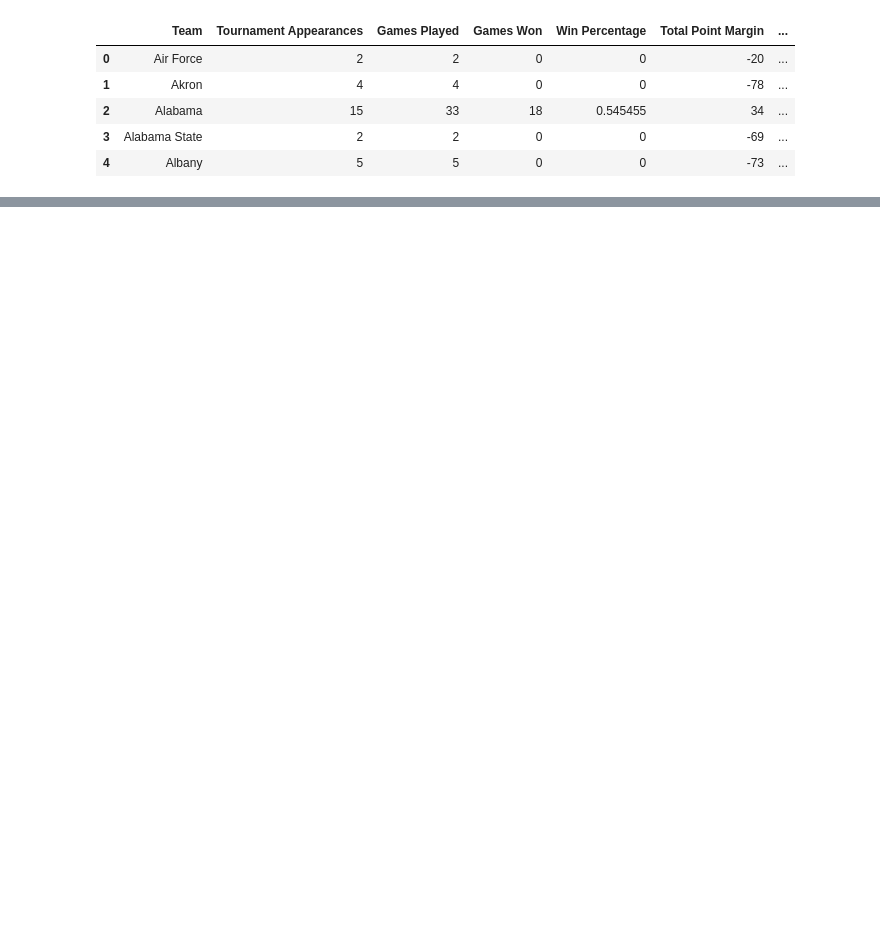
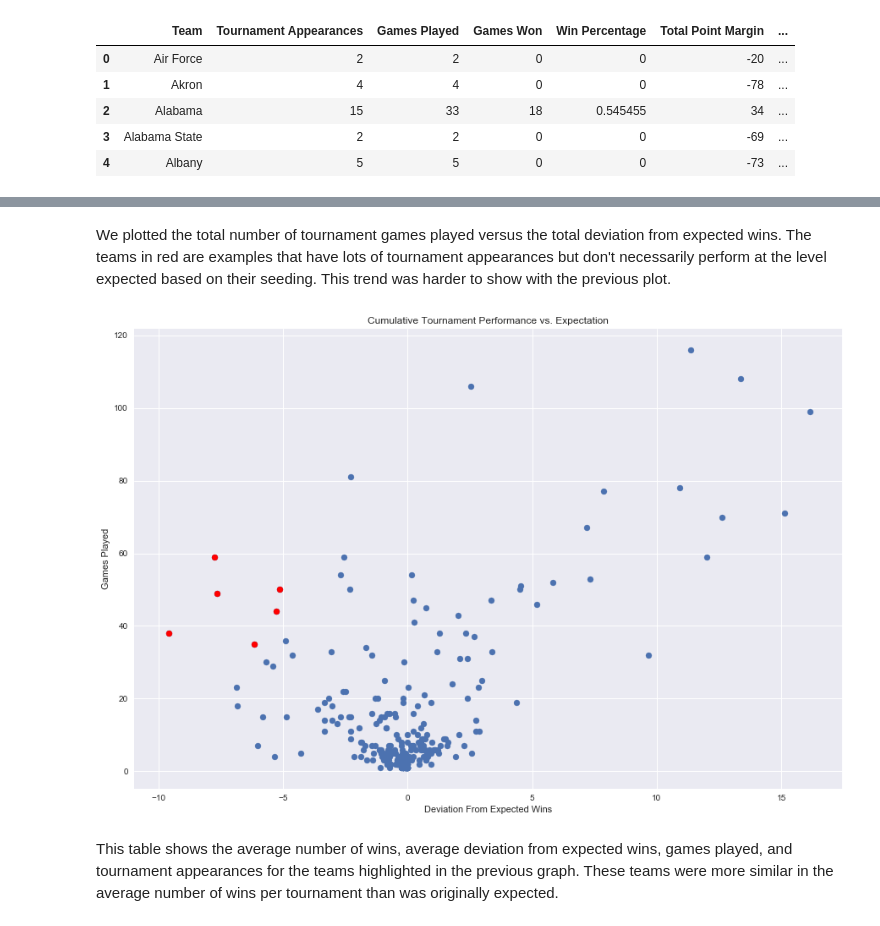
Before and after one commit to mmclaughlin87/march-madness-historical-perfomance, a Jupyter notebook: march_madness_analysis.ipynb, the cells around one changed output, grey strips where cells are left out. Saved outputs shown, nothing was run; the diff lists cells and outputs as text; code cells hidden in the pictures; blank space fills up the shorter version.

```diff
--- a/march_madness_analysis.ipynb
+++ b/march_madness_analysis.ipynb
@@ -556,0 +585,16 @@ plt.show()
+# %% [markdown]
+We plotted the total number of tournament games played versus the total deviation from expected wins. The teams in red are examples that have lots of tournament appearances but don't necessarily perform at the level expected based on their seeding. This trend was harder to show with the previous plot.
+# %%
+underperforming_teams = team_performance_summary.loc[(team_performance_summary.loc[:,'Deviation From Expected Wins'] < -5)&(team_performance_summary.loc[:,'Games Played'] > 30)]
+plt.figure(figsize=(15,10))
+plt.scatter(team_performance_summary.loc[:,'Deviation From Expected Wins'],team_performance_summary.loc[:,'Games Played'])
+plt.scatter(underperforming_teams.loc[:,'Deviation From Expected Wins'],underperforming_teams.loc[:,'Games Played'],color='red')
+plt.xlabel("Deviation From Expected Wins")
+plt.ylabel("Games Played")
+plt.title("Cumulative Tournament Performance vs. Expectation")
+plt.savefig("Cumulative Tournament Performance vs. Expectation.png")
+plt.show()
+# %% [output]
+[figure, added]
+# %% [markdown]
+This table shows the average number of wins, average deviation from expected wins, games played, and tournament appearances for the teams highlighted in the previous graph. These teams were more similar in the average number of wins per tournament than was originally expected.
```
Also changed, not shown: parts of 17 cells of this notebook.
